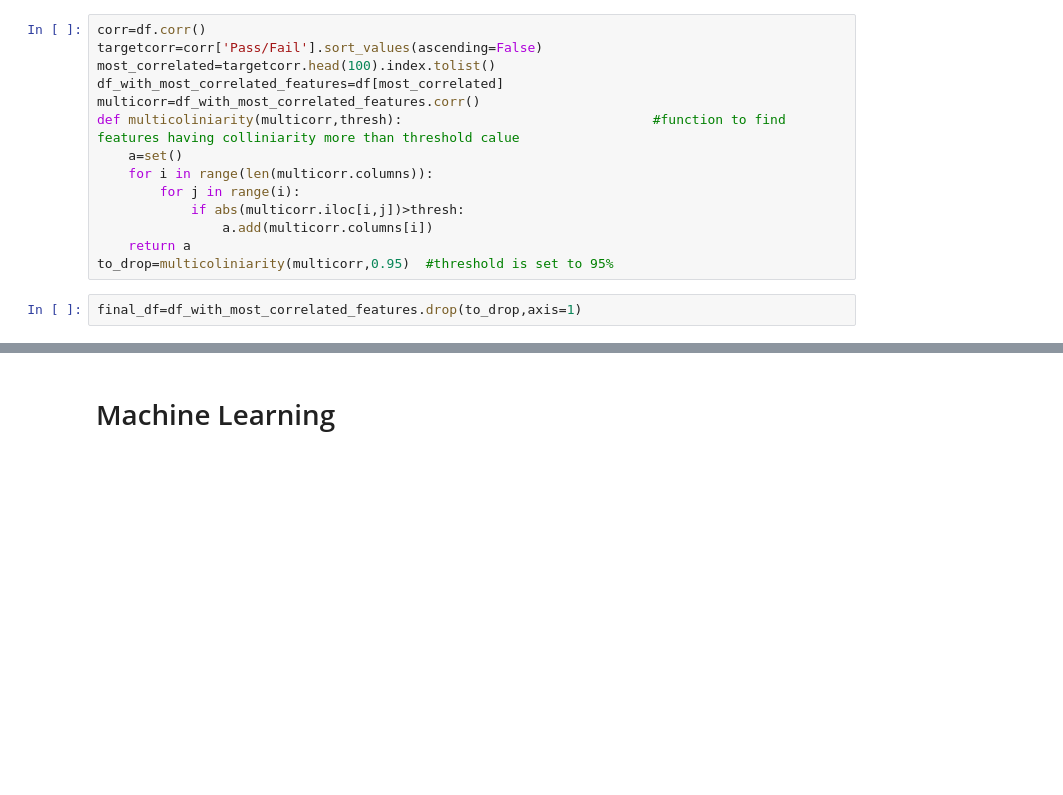
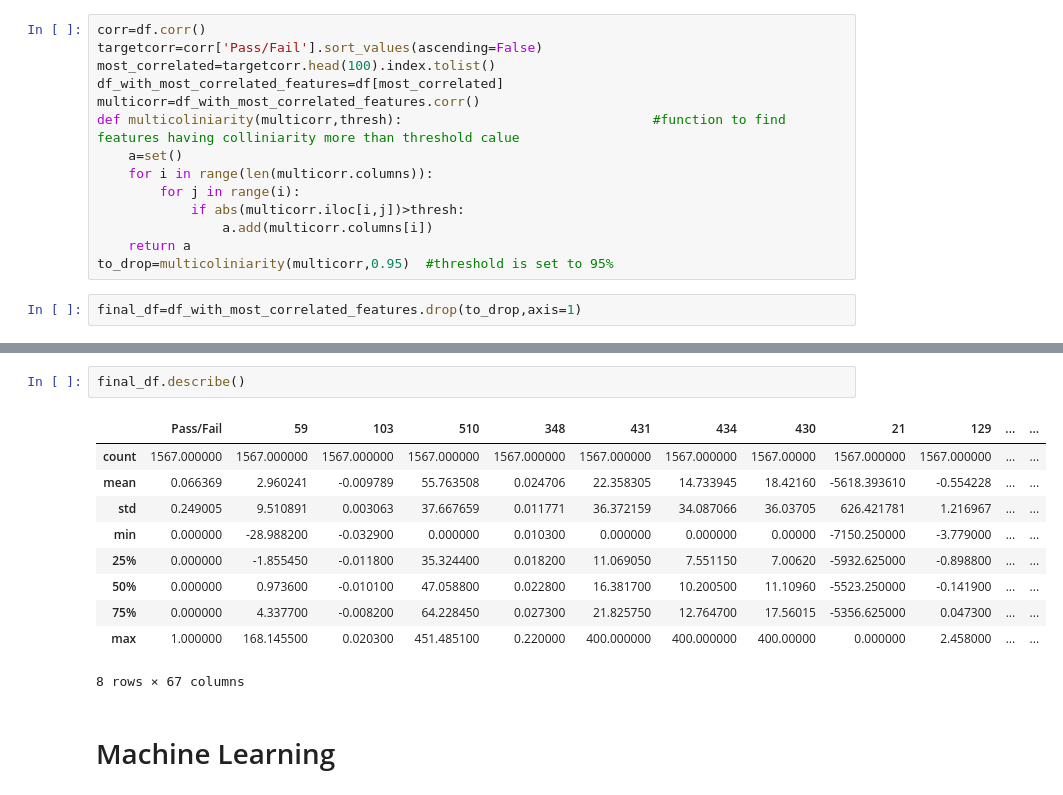
Before and after one commit to vaibhav-9003/Wafer-Detection-ML, a Jupyter notebook: notebooks/Machine Learning_1 .ipynb, the cells around one changed output, grey strips where cells are left out. Drawn from its saved outputs; the diff is of its cells as text; blank space fills up the shorter version.

```diff
--- a/notebooks/Machine Learning .ipynb
+++ b/notebooks/Machine Learning_1 .ipynb
@@ -68,3 +107,16 @@ final_df=df_with_most_correlated_features.drop(to_drop,axis=1)
+# %%
+final_df.describe()
+# %% [output]
+|  | Pass/Fail | 59 | 103 | 510 | 348 | 431 | 434 | 430 | 21 | 129 | ... | ... |
+| count | 1567.000000 | 1567.000000 | 1567.000000 | 1567.000000 | 1567.000000 | 1567.000000 | 1567.000000 | 1567.00000 | 1567.000000 | 1567.000000 | ... | ... |
+| mean | 0.066369 | 2.960241 | -0.009789 | 55.763508 | 0.024706 | 22.358305 | 14.733945 | 18.42160 | -5618.393610 | -0.554228 | ... | ... |
+| std | 0.249005 | 9.510891 | 0.003063 | 37.667659 | 0.011771 | 36.372159 | 34.087066 | 36.03705 | 626.421781 | 1.216967 | ... | ... |
+| min | 0.000000 | -28.988200 | -0.032900 | 0.000000 | 0.010300 | 0.000000 | 0.000000 | 0.00000 | -7150.250000 | -3.779000 | ... | ... |
+| 25% | 0.000000 | -1.855450 | -0.011800 | 35.324400 | 0.018200 | 11.069050 | 7.551150 | 7.00620 | -5932.625000 | -0.898800 | ... | ... |
+| 50% | 0.000000 | 0.973600 | -0.010100 | 47.058800 | 0.022800 | 16.381700 | 10.200500 | 11.10960 | -5523.250000 | -0.141900 | ... | ... |
+| 75% | 0.000000 | 4.337700 | -0.008200 | 64.228450 | 0.027300 | 21.825750 | 12.764700 | 17.56015 | -5356.625000 | 0.047300 | ... | ... |
+| max | 1.000000 | 168.145500 | 0.020300 | 451.485100 | 0.220000 | 400.000000 | 400.000000 | 400.00000 | 0.000000 | 2.458000 | ... | ... |
+8 rows × 67 columns
 # %% [markdown]
 # Machine Learning
 # %%
```
Also changed, not shown: parts of 13 cells of this notebook.
